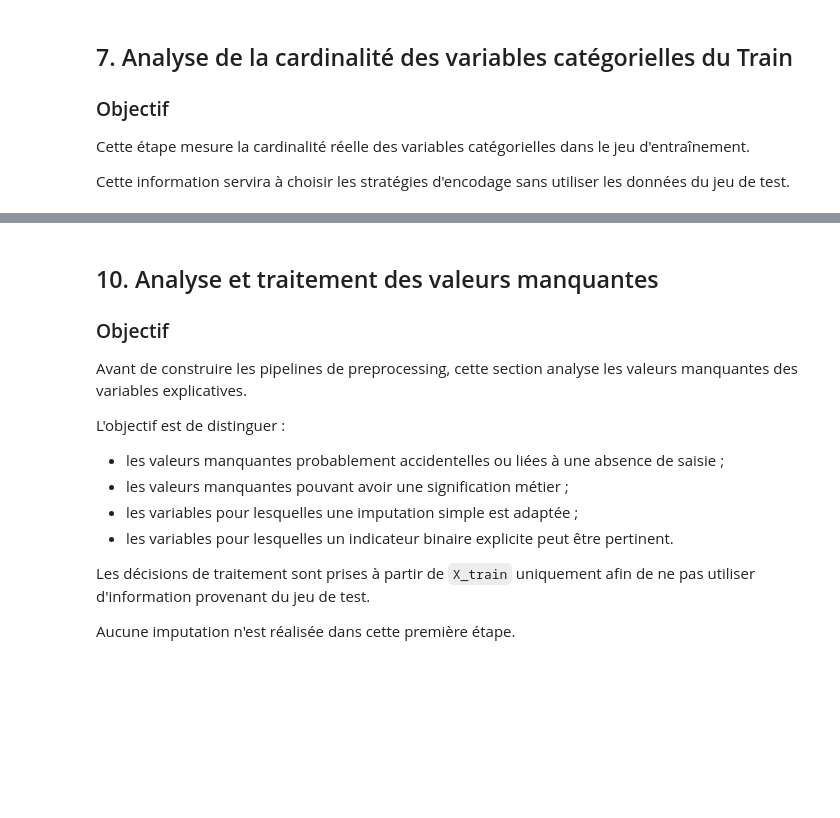
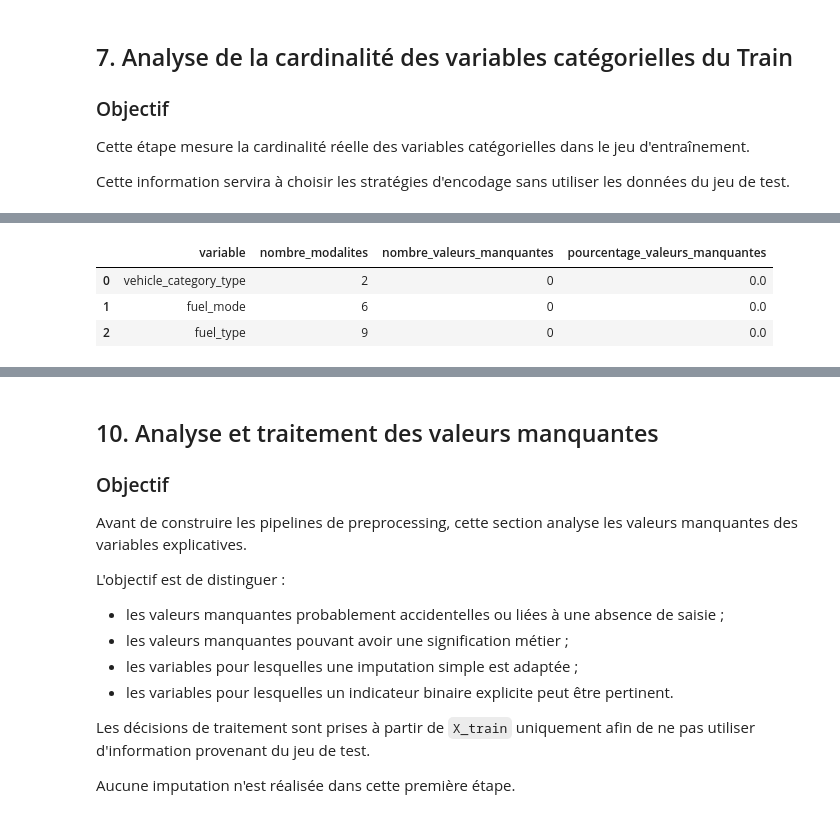
Before and after one commit to julienmbandong/vehicle-emissions-prediction-mlops, a Jupyter notebook: notebooks/03_ml_preprocessing/03_train_test_preprocessing.ipynb, the cells around one changed output, grey strips where cells are left out. Saved outputs shown, nothing was run; the diff lists cells and outputs as text; code cells hidden in the pictures; blank space fills up the shorter version.

```diff
--- a/notebooks/03_ml_preprocessing/03_train_test_preprocessing.ipynb
+++ b/notebooks/03_ml_preprocessing/03_train_test_preprocessing.ipynb
@@ -316,0 +527,82 @@ display(categorical_cardinality)
+# %%
+# ---------------------------------------------------------------------
+# Analyse de la cardinalité des variables catégorielles
+# ---------------------------------------------------------------------
+
+categorical_cardinality = pd.DataFrame({
+    "variable": categorical_columns,
+
+    "nombre_modalites": [
+        X_train[column].nunique(
+            dropna=False
+        )
+        for column in categorical_columns
+    ],
+
+    "nombre_valeurs_manquantes": [
+        X_train[column].isna().sum()
+        for column in categorical_columns
+    ],
+
+    "pourcentage_valeurs_manquantes": [
+        X_train[column].isna().mean() * 100
+        for column in categorical_columns
+    ],
+})
+
+
+# ---------------------------------------------------------------------
+# Classement par cardinalité croissante
+# ---------------------------------------------------------------------
+
+categorical_cardinality = (
+    categorical_cardinality
+    .sort_values(
+        "nombre_modalites",
+        ascending=True,
+    )
+    .reset_index(drop=True)
+)
+
+
+# ---------------------------------------------------------------------
+# Contrôles de cohérence
+# ---------------------------------------------------------------------
+
+if len(categorical_cardinality) != len(categorical_columns):
+    raise ValueError(
+        "Le nombre de variables analysées ne correspond pas "
+        "au nombre de variables catégorielles identifiées."
+    )
+
+
+# ---------------------------------------------------------------------
+# Résumé contextualisé
+# ---------------------------------------------------------------------
+
+print(
+    "=== Analyse de la cardinalité des variables "
+    "catégorielles du jeu d'entraînement ==="
+)
+
+print(
+    f"\nNombre de variables catégorielles analysées : "
+    f"{len(categorical_columns)}"
+)
+
+print(
+    "\nLa cardinalité correspond au nombre de modalités "
+    "distinctes observées dans chaque variable catégorielle."
+)
+
+print(
+    "Les statistiques sont calculées uniquement sur X_train."
+)
+
+
+# ---------------------------------------------------------------------
+# Affichage du diagnostic
+# ---------------------------------------------------------------------
+
+display(categorical_cardinality)
+# %% [output]
@@ -317,3 +615,7 @@ display(categorical_cardinality)
+|  | variable | nombre_modalites | nombre_valeurs_manquantes | pourcentage_valeurs_manquantes |
+| 0 | vehicle_category_type | 2 | 0 | 0.0 |
+| 1 | fuel_mode | 6 | 0 | 0.0 |
+| 2 | fuel_type | 9 | 0 | 0.0 |
 # %% [markdown]
 ## 8. Définition des groupes de variables pour le preprocessing
 
```
Also changed, not shown: parts of 52 cells of this notebook, 1 other file.
